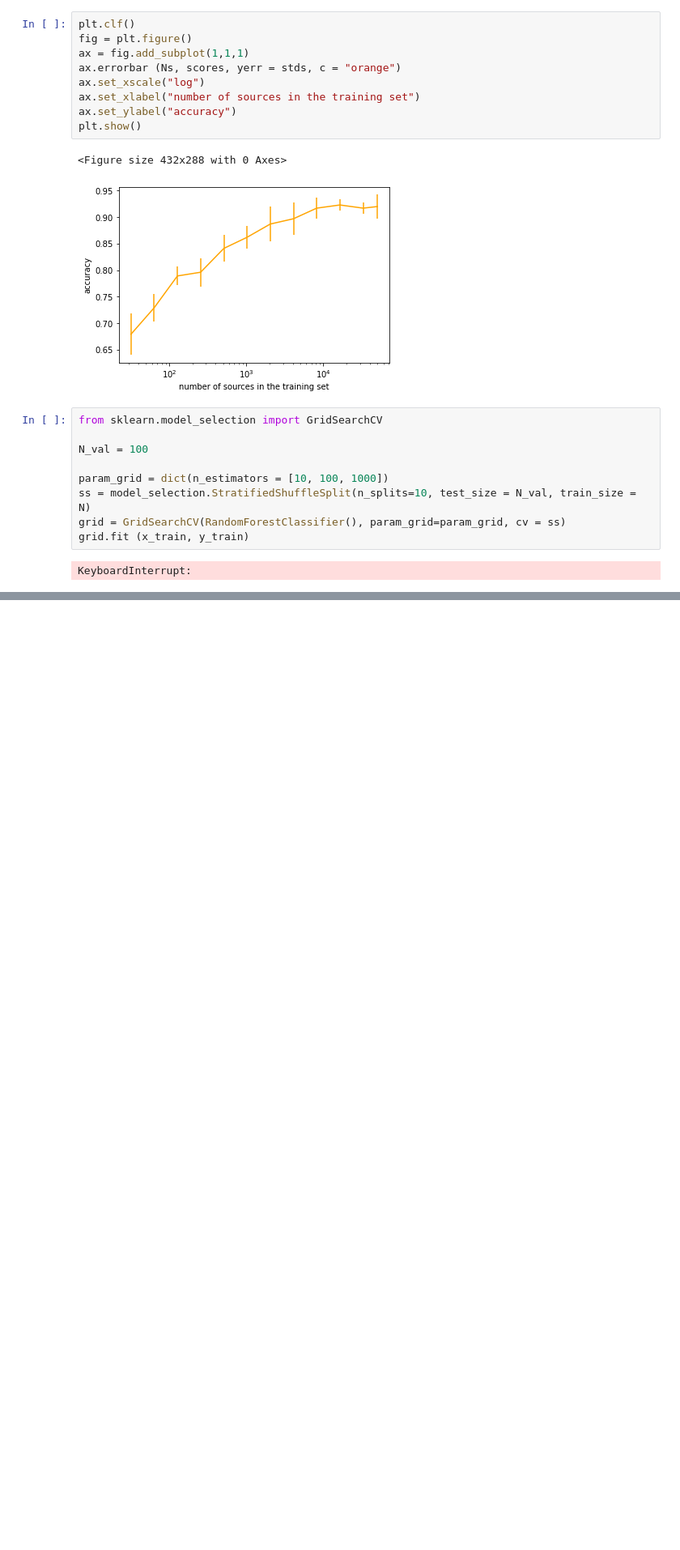
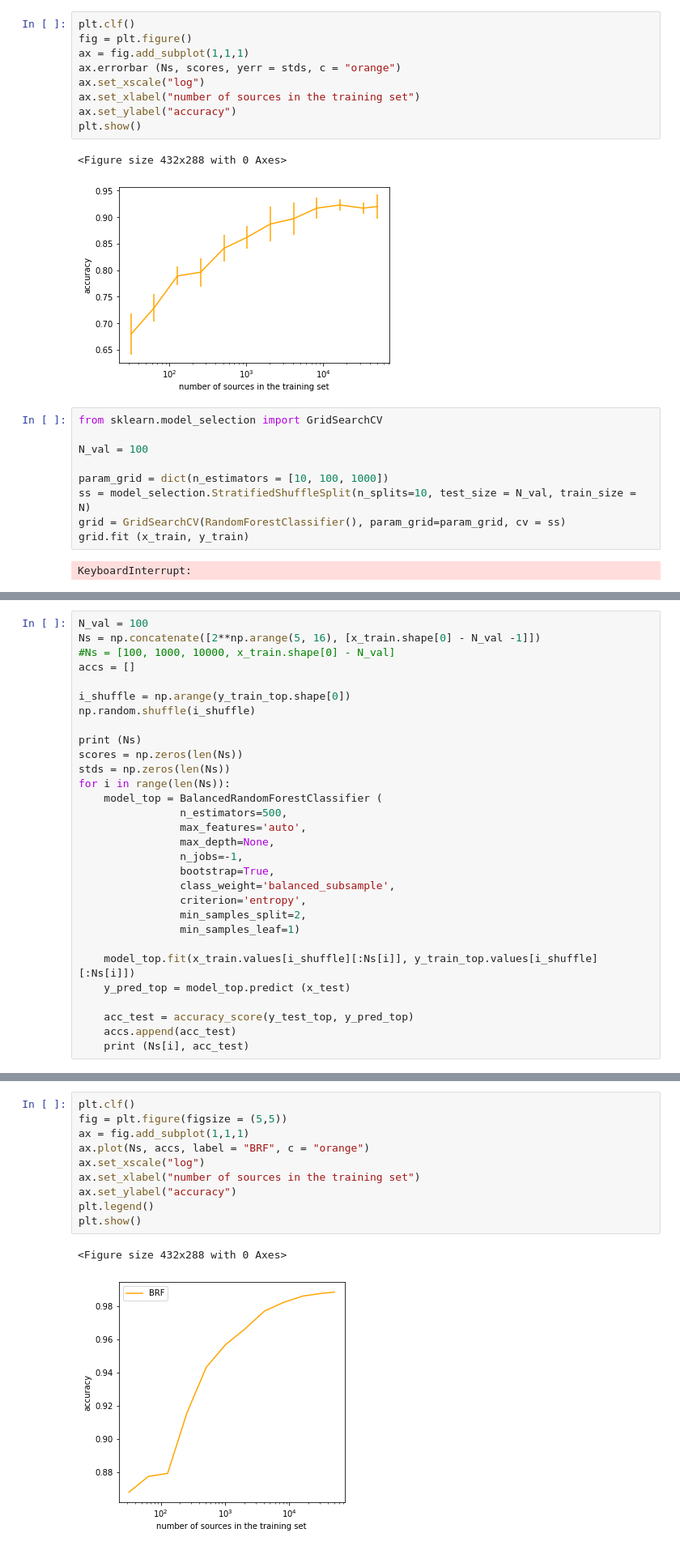
Before and after one commit to guille-c/ALeRCE_ML_DL, a Jupyter notebook: ALeRCE_ML_DL.ipynb, the cells around one changed output, grey strips where cells are left out. Shown at 81% size. Saved outputs shown, nothing was run; the diff lists cells and outputs as text; blank space fills up the shorter version.

```diff
--- a/ALeRCE_ML_DL.ipynb
+++ b/ALeRCE_ML_DL.ipynb
@@ -1024,0 +1168,30 @@ Text(0, 0.5, 'galactic latitude')
+# %%
+N_val = 100
+Ns = np.concatenate([2**np.arange(5, 16), [x_train.shape[0] - N_val -1]])
+#Ns = [100, 1000, 10000, x_train.shape[0] - N_val]
+accs = []
+
+i_shuffle = np.arange(y_train_top.shape[0])
+np.random.shuffle(i_shuffle)
+
+print (Ns)
+scores = np.zeros(len(Ns))
+stds = np.zeros(len(Ns))
+for i in range(len(Ns)):
+    model_top = BalancedRandomForestClassifier (
+                n_estimators=500,
+                max_features='auto',
+                max_depth=None,
+                n_jobs=-1,
+                bootstrap=True,
+                class_weight='balanced_subsample',
+                criterion='entropy',
+                min_samples_split=2,
+                min_samples_leaf=1)
+
+    model_top.fit(x_train.values[i_shuffle][:Ns[i]], y_train_top.values[i_shuffle][:Ns[i]])
+    y_pred_top = model_top.predict (x_test)
+
+    acc_test = accuracy_score(y_test_top, y_pred_top)
+    accs.append(acc_test)
+    print (Ns[i], acc_test)
@@ -1024,0 +1234,13 @@ Text(0, 0.5, 'galactic latitude')
+# %%
+plt.clf()
+fig = plt.figure(figsize = (5,5))
+ax = fig.add_subplot(1,1,1)
+ax.plot(Ns, accs, label = "BRF", c = "orange")
+ax.set_xscale("log")
+ax.set_xlabel("number of sources in the training set")
+ax.set_ylabel("accuracy")
+plt.legend()
+plt.show()
+# %% [output]
+<Figure size 432x288 with 0 Axes>
+[figure, added]
```
Also changed, not shown: parts of 125 cells of this notebook.
